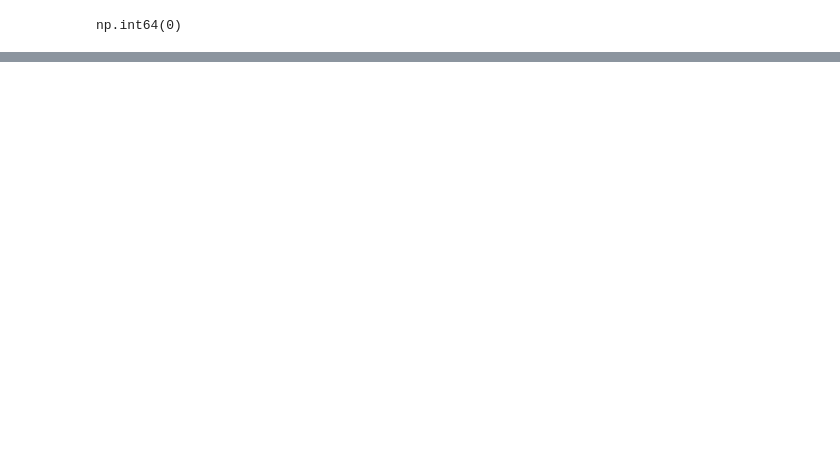
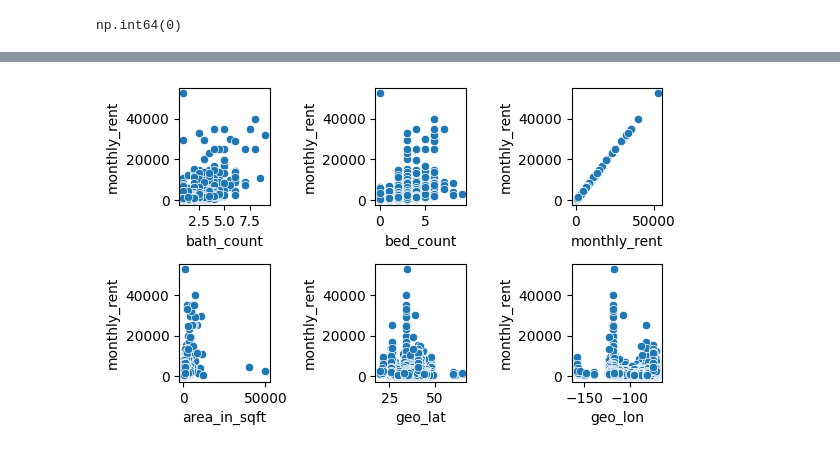
Before and after one commit to srikanthravipati27/ml, a Jupyter notebook: Project.ipynb, the cells around one changed output, grey strips where cells are left out. Drawn from its saved outputs; the diff is of its cells as text; code cells hidden in the pictures; blank space fills up the shorter version.

```diff
--- a/Project.ipynb
+++ b/Project.ipynb
@@ -146,0 +216,4 @@ np.int64(0)
+# %%
+
+for i in range(len(cat)):
+  print(data[cat[i]].value_counts())
@@ -146,0 +238,10 @@ np.int64(0)
+# %%
+cat=[col for col in cat if col!='payment_schedule']
+for i in cat:
+  count=data[i].value_counts()
+  less_occured=count[count<500].index
+  data[i]=data[i].replace(less_occured,'other')
+# %%
+
+for i in range(len(cat)):
+  print(data[cat[i]].value_counts())
@@ -146,0 +275,11 @@ np.int64(0)
+# %%
+#bivariate
+plt.figure(figsize=(6,5))
+for i in range(len(num)):
+  plt.subplot(3,3,i+1)
+  sns.scatterplot(x=num[i],y='monthly_rent',data=data)
+  plt.xlabel(num[i])
+  plt.tight_layout()
+plt.show()
+# %% [output]
+[figure, added]
```
Also changed, not shown: parts of 21 cells of this notebook.
